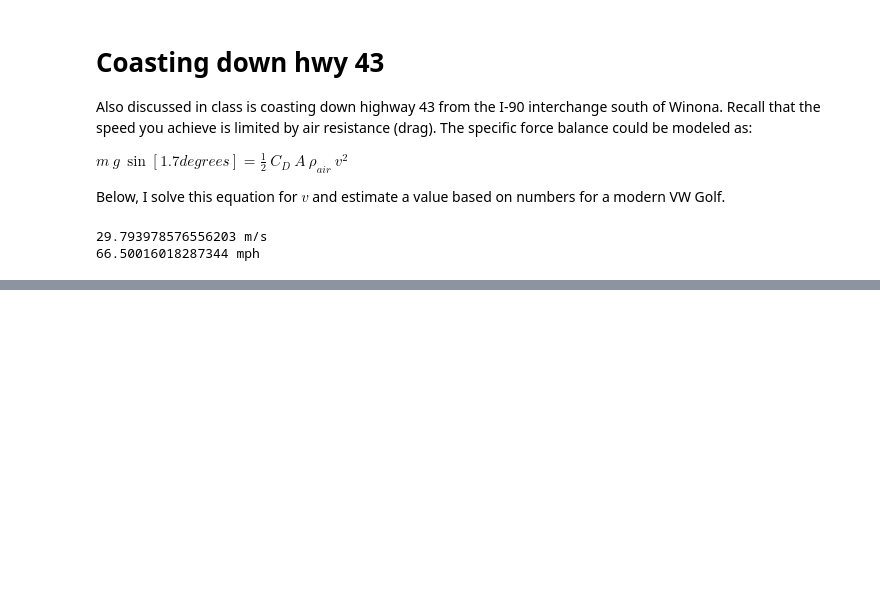
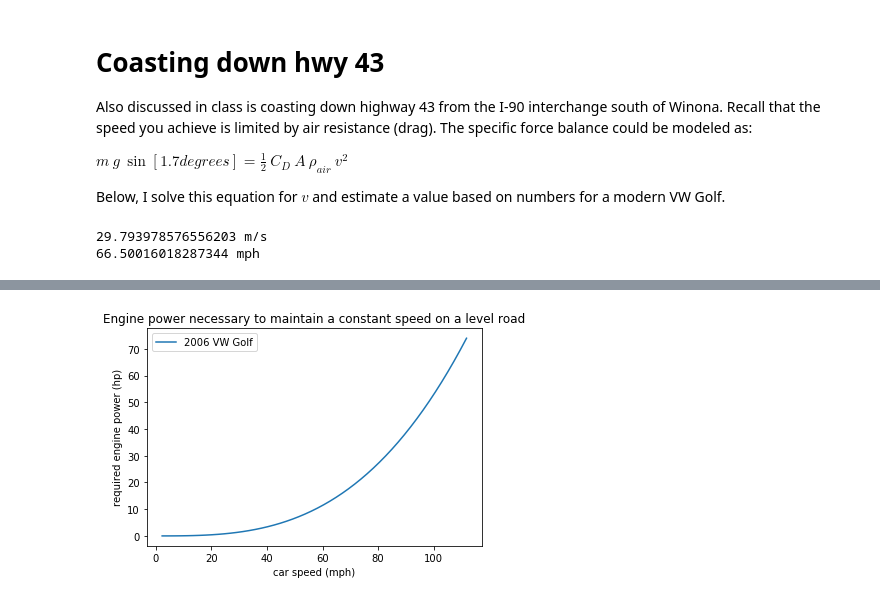
Before and after one commit to ntmoore/Physics1, a Jupyter notebook: 2017-Mar-20 some car problems.ipynb, the cells around one changed output, grey strips where cells are left out. Saved outputs shown, nothing was run; the diff lists cells and outputs as text; code cells hidden in the pictures; blank space fills up the shorter version.

```diff
--- a/2017-Mar-20 some car problems.ipynb
+++ b/2017-Mar-20 some car problems.ipynb
@@ -143,0 +177,11 @@ print(v_terminal*(6.2/10000)*(3600/1),"mph")
+# %%
+# here's the same plot, using "American" units of horsepower
+# and miles per hour.
+plt.plot(v_mph_list,p_hp_list,label="2006 VW Golf")
+plt.ylabel("required engine power (hp)")
+plt.xlabel("car speed (mph)")
+plt.title("Engine power necessary to maintain a constant speed on a level road")
+plt.legend()
+plt.show()
+# %% [output]
+[figure, added]
```
Also changed, not shown: parts of 16 cells of this notebook.
